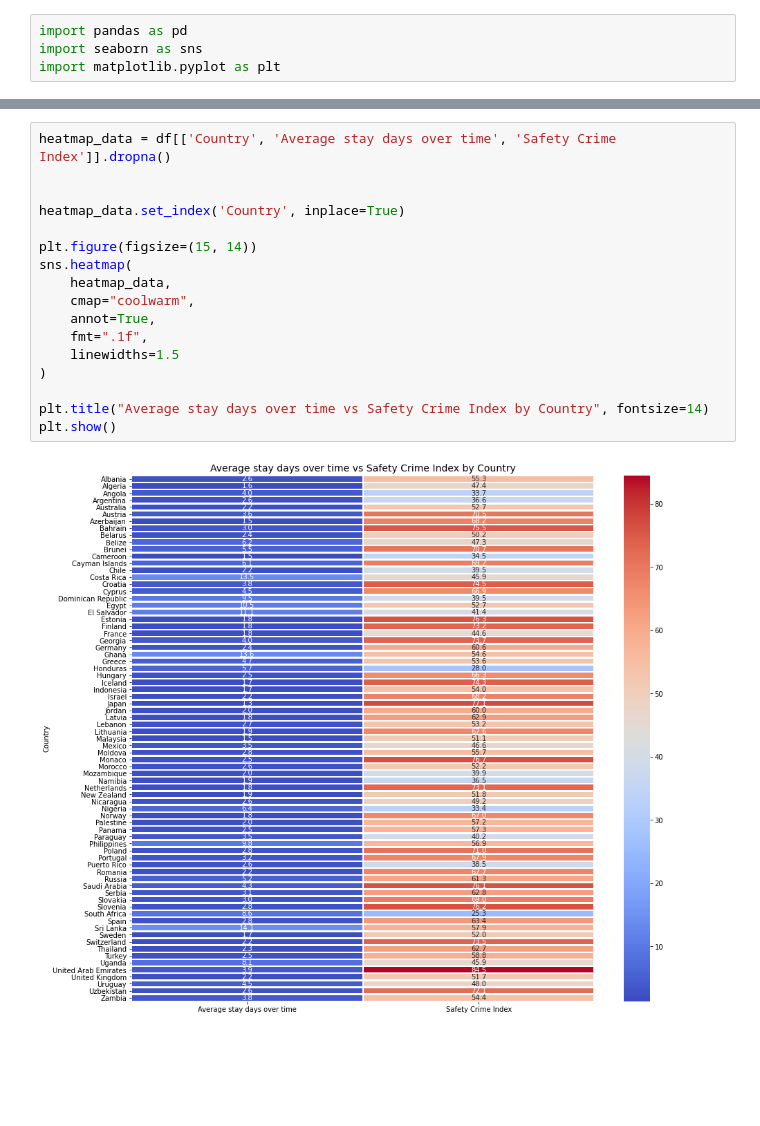
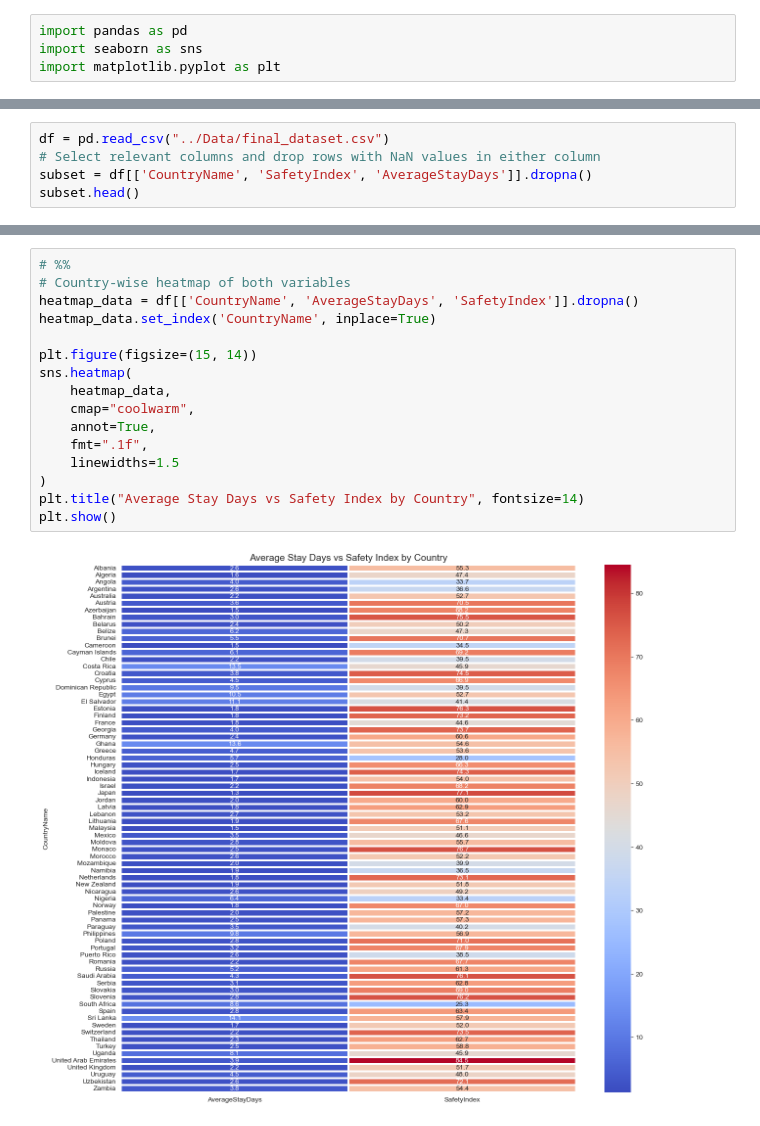
Before and after one commit to IuliaBunescu/tourism_clustering_project, a Jupyter notebook: EDA/correlation-safety-index-average-stay-Irina.ipynb, the cells around one changed output, grey strips where cells are left out. Cells and saved outputs as stored; diff of their text form; blank space fills up the shorter version.

```diff
--- a/EDA/correlation-safety-index-average-stay-Irina.ipynb
+++ b/EDA/correlation-safety-index-average-stay-Irina.ipynb
@@ -29,0 +7,5 @@ df
+# %%
+df = pd.read_csv("../Data/final_dataset.csv")
+# Select relevant columns and drop rows with NaN values in either column
+subset = df[['CountryName', 'SafetyIndex', 'AverageStayDays']].dropna()
+subset.head()
@@ -54,19 +46,18 @@ plt.show()
 # %%
-heatmap_data = df[['Country', 'Average stay days over time', 'Safety Crime Index']].dropna()
-
-
-heatmap_data.set_index('Country', inplace=True)
+# %%
+# Country-wise heatmap of both variables
+heatmap_data = df[['CountryName', 'AverageStayDays', 'SafetyIndex']].dropna()
+heatmap_data.set_index('CountryName', inplace=True)
 
 plt.figure(figsize=(15, 14))
 sns.heatmap(
     heatmap_data,
     cmap="coolwarm",
     annot=True,
     fmt=".1f",
     linewidths=1.5
 )
-
-plt.title("Average stay days over time vs Safety Crime Index by Country", fontsize=14)
+plt.title("Average Stay Days vs Safety Index by Country", fontsize=14)
 plt.show()
 # %% [output]
-[figure, old version]
+[figure, new version]
```
Also changed, not shown: parts of 6 cells of this notebook.
